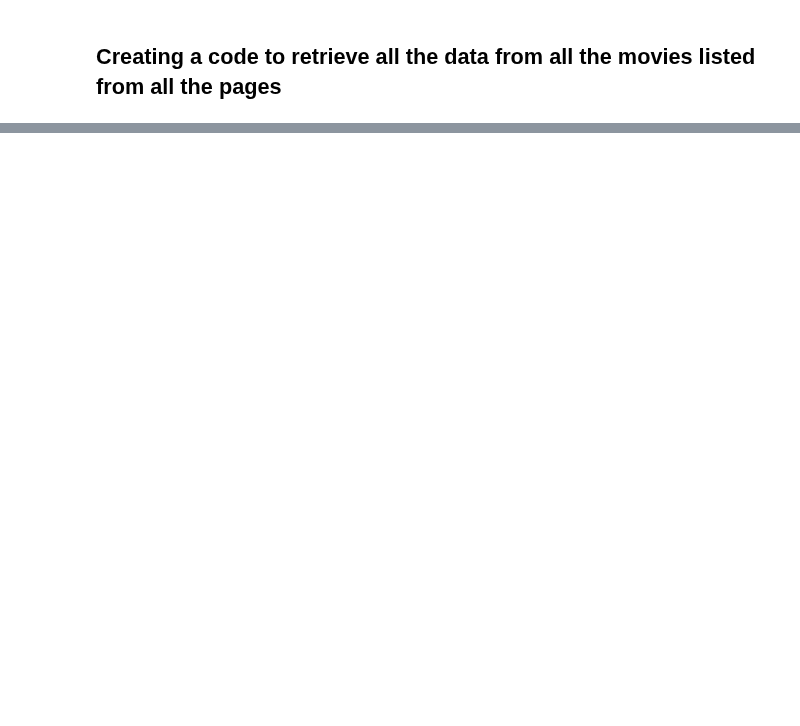
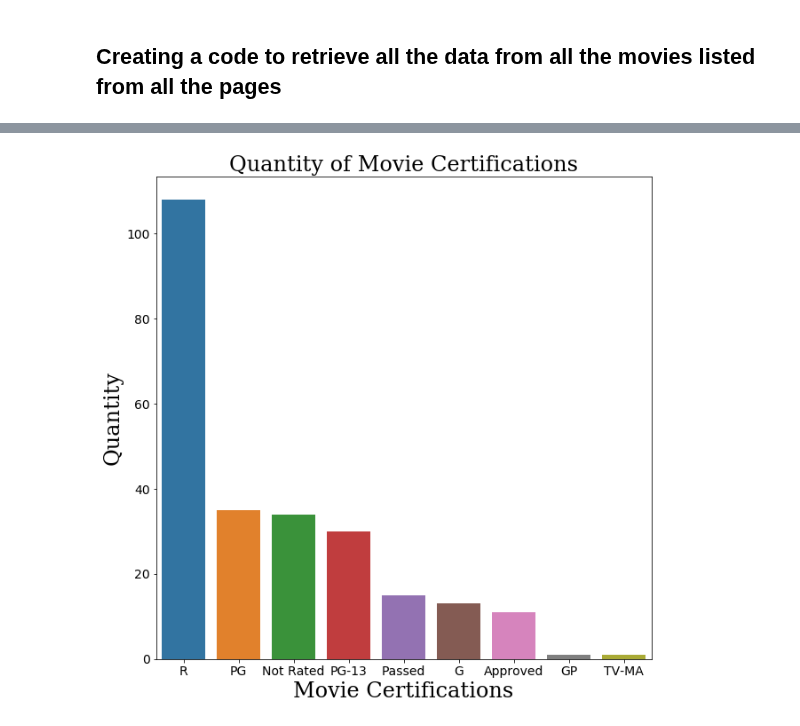
Before and after one commit to hpatel530/Module1-Project1, a Jupyter notebook: Module 1 Project.ipynb, the cells around one changed output, grey strips where cells are left out. Saved outputs shown, nothing was run; the diff lists cells and outputs as text; code cells hidden in the pictures; blank space fills up the shorter version.

```diff
--- a/Module 1 Project.ipynb
+++ b/Module 1 Project.ipynb
@@ -185,0 +273,10 @@ def retrieve_meta(soup):
+# %%
+def retrieve_director(soup):
+    title_content = soup.find('div', class_='lister-list')
+    director = title_content.find_all('p', class_="")
+
+    final_directors = []
+    for person in director:
+        final = person.find('a').text
+        final_directors.append(final)
+    return final_directors
@@ -273,0 +459,11 @@ dtype: int64
+# %%
+in_order = ['R', 'PG', 'Not Rated', 'PG-13', 'Passed', 'G', 'Approved', 'GP', 'TV-MA']
+plt.figure(figsize=(10, 10))
+sns.countplot(x='Movie_Rating', order= in_order, data=df)
+font_dict = {'family': 'serif', 'size':24}
+plt.xlabel('Movie Certifications', fontdict=font_dict)
+plt.ylabel('Quantity', fontdict=font_dict)
+plt.title('Quantity of Movie Certifications', fontdict=font_dict)
+plt.tick_params(axis='both', labelsize=14)
+# %% [output]
+[figure, added]
```
Also changed, not shown: parts of 61 cells of this notebook.
